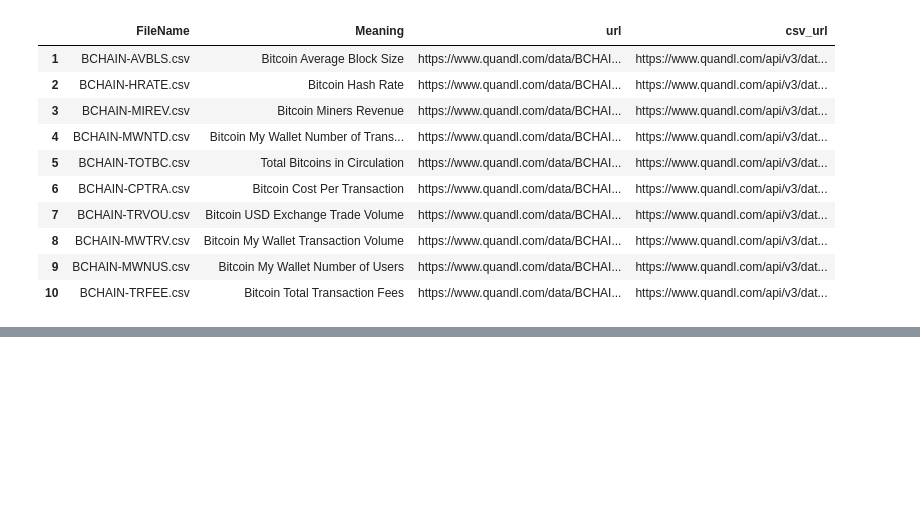
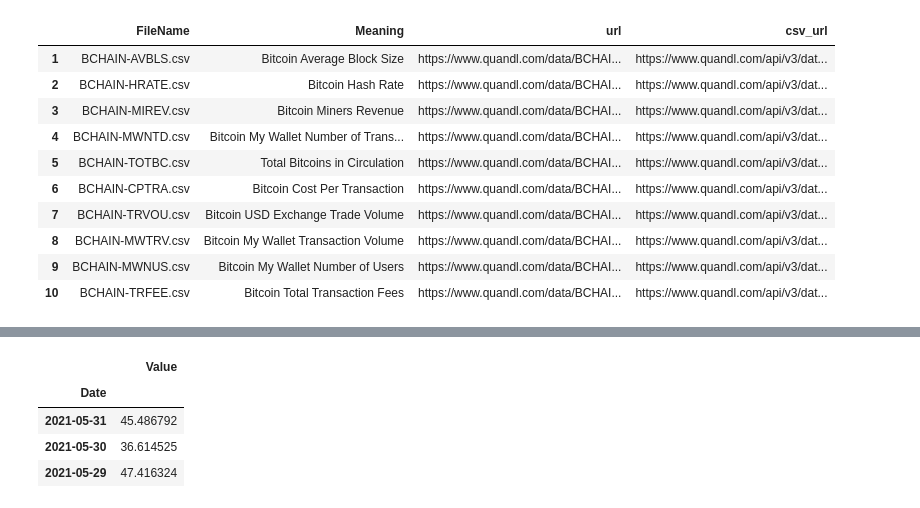
Before and after one commit to serg-razum-off/DFP-Numeric-2, a Jupyter notebook: data/csv_loader.ipynb, the cells around one changed output, grey strips where cells are left out. Drawn from its saved outputs; the diff is of its cells as text; code cells hidden in the pictures; blank space fills up the shorter version.

```diff
--- a/data/csv_loader.ipynb
+++ b/data/csv_loader.ipynb
@@ -41,0 +42,8 @@ grabbing --> BCHAIN-TRFEE.csv ... done
+# %%
+tmp_df[:3]
+# %% [output]
+|  | Value |
+| Date |  |
+| 2021-05-31 | 45.486792 |
+| 2021-05-30 | 36.614525 |
+| 2021-05-29 | 47.416324 |
```
Also changed, not shown: parts of 1 cell of this notebook, 18 other files.
